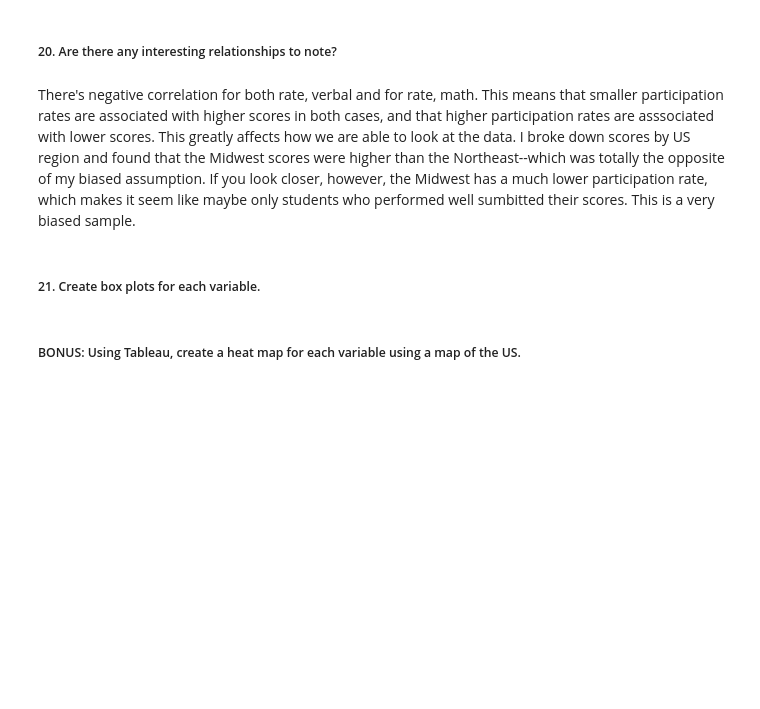
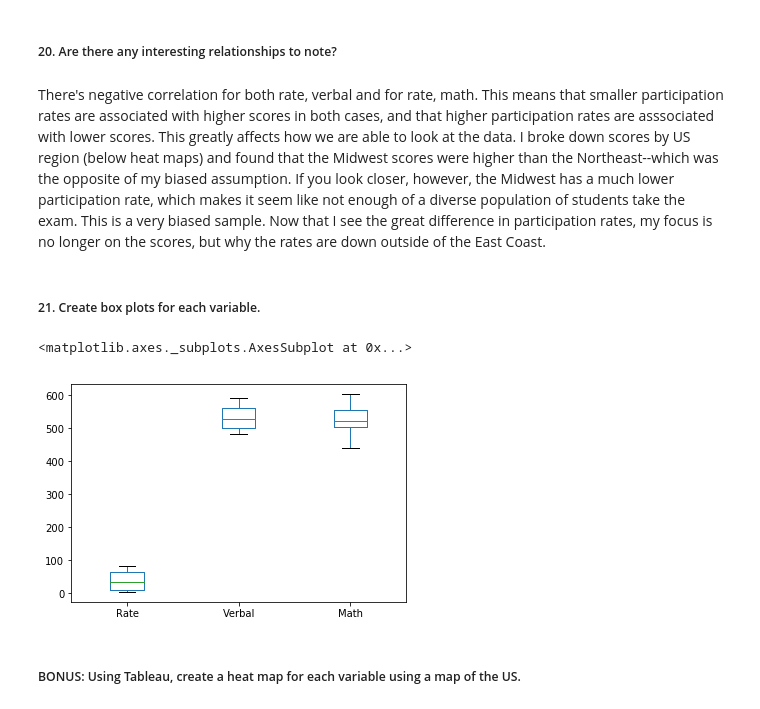
Before and after one commit to matthewbrems/old, a Jupyter notebook: projects/01-project/code/starter-code-jdoyle.ipynb, the cells around one changed output. Cells and saved outputs as stored; diff of their text form; code cells hidden in the pictures; blank space fills up the shorter version.

```diff
--- a/projects/01-project/code/starter-code-jdoyle.ipynb
+++ b/projects/01-project/code/starter-code-jdoyle.ipynb
@@ -191,9 +222,19 @@ plt.show()
 # %% [markdown]
 ##### 20. Are there any interesting relationships to note?
 # %% [markdown]
-There's negative correlation for both rate, verbal and for rate, math. This means that smaller participation rates are associated with higher scores in both cases, and that higher participation rates are asssociated with lower scores. This greatly affects how we are able to look at the data. I broke down scores by US region and found that the Midwest scores were higher than the Northeast--which was totally the opposite of my biased assumption. If you look closer, however, the Midwest has a much lower participation rate, which makes it seem like maybe only students who performed well sumbitted their scores. This is a very biased sample.
+There's negative correlation for both rate, verbal and for rate, math. This means that smaller participation rates are associated with higher scores in both cases, and that higher participation rates are asssociated with lower scores. This greatly affects how we are able to look at the data. I broke down scores by US region (below heat maps) and found that the Midwest scores were higher than the Northeast--which was the opposite of my biased assumption. If you look closer, however, the Midwest has a much lower participation rate, which makes it seem like not enough of a diverse population of students take the exam. This is a very biased sample. Now that I see the great difference in participation rates, my focus is no longer on the scores, but why the rates are down outside of the East Coast.
 # %% [markdown]
 ##### 21. Create box plots for each variable.
+# %%
+import pandas as pd
+f = '../data/sat_scores.csv'
+sat_pandas = pd.read_csv(f, header=0, na_filter=False)
+
+%matplotlib inline
+sat_pandas.plot(kind='box')
+# %% [output]
+<matplotlib.axes._subplots.AxesSubplot at 0x...>
+[figure, added]
 # %% [markdown]
 ##### BONUS: Using Tableau, create a heat map for each variable using a map of the US.
 # %%
```
Also changed, not shown: parts of 33 cells of this notebook, 8 other files.
